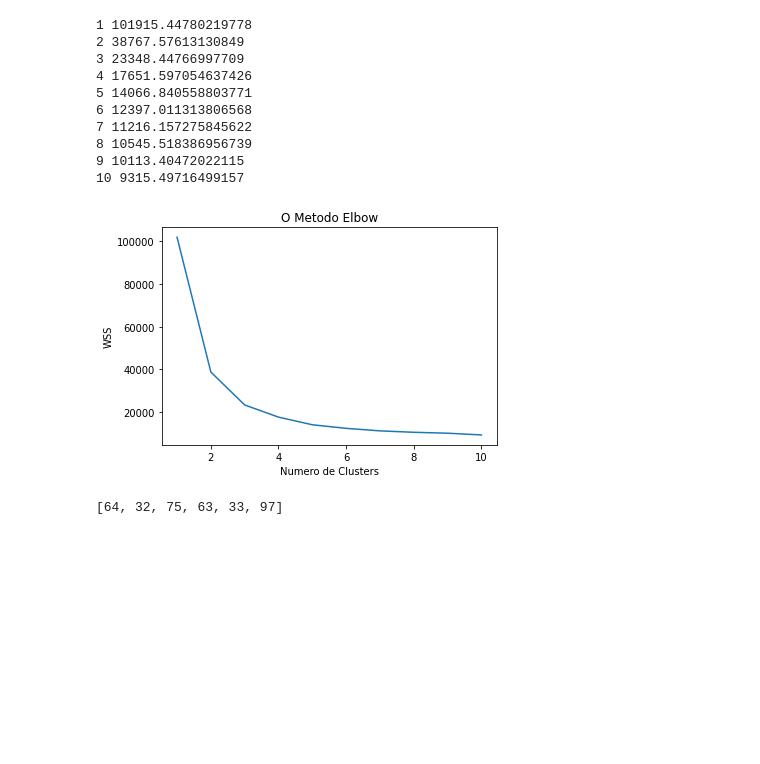
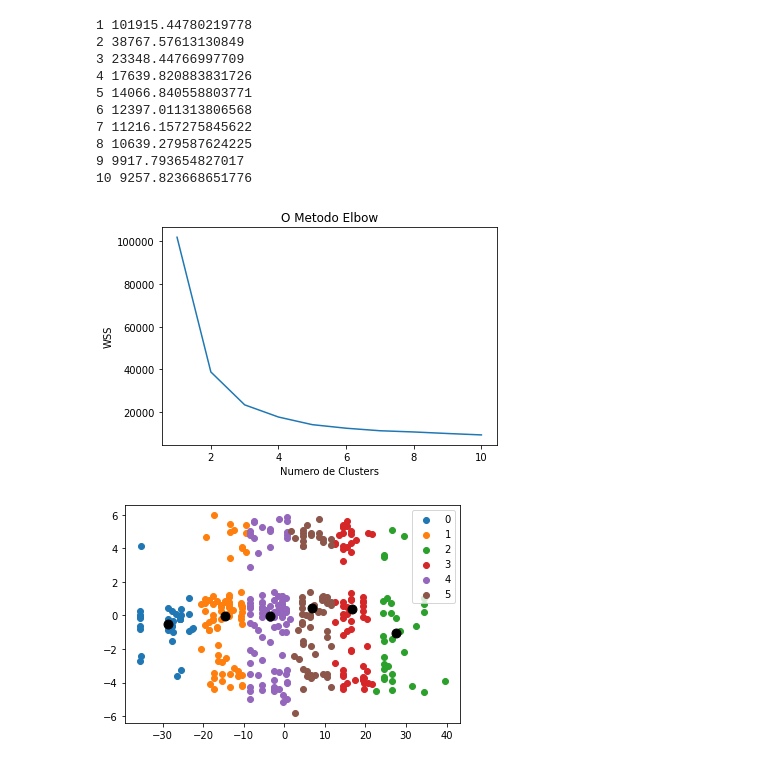
Before and after one commit to PedroPMS/in-ml-python, a Jupyter notebook: kmeans.ipynb, the cells around one changed output. Saved outputs shown, nothing was run; the diff lists cells and outputs as text; code cells hidden in the pictures; blank space fills up the shorter version.

Commit message:
finalizando kmeans

```diff
--- a/kmeans.ipynb
+++ b/kmeans.ipynb
@@ -1,48 +1,57 @@
 # %%
 from sklearn.cluster import KMeans
-from sklearn import metrics
+import numpy as np
+from sklearn.decomposition import PCA
 import matplotlib.pyplot as plt
 import pandas as pd
 import tratarDados
 
 tratarDados.tratarDados()
 
 dados = pd.read_csv('./dermatology.data')
 dados = dados.drop('result',axis=1)
-X = dados.values
+data = dados.values
 
 # Vamos escolher a quantidade de clusters baseado no método Elbow
 wcss = []
 for i in range(1, 11):
     kmeans = KMeans(n_clusters = i, init = 'random')
     kmeans.fit(X)
     print (i,kmeans.inertia_)
     wcss.append(kmeans.inertia_)
 plt.plot(range(1, 11), wcss)
 plt.title('O Metodo Elbow')
 plt.xlabel('Numero de Clusters')
 plt.ylabel('WSS')
 plt.show()
 
+pca = PCA(2)
+data = pca.fit_transform(data)
 
 kmeans = KMeans(n_clusters = 6, init = 'random')
-kmeans.fit(X)
-resultadoKmeans = kmeans.labels_
+dadosClassificados = kmeans.fit_predict(data)
 
-classificacoes = [0, 0, 0, 0, 0, 0]
-for value in resultadoKmeans:
-    classificacoes[value] = classificacoes[value] + 1
-print(classificacoes)
+# pegar a posição dos clusters:
+clusters = kmeans.cluster_centers_
+# array com as classificações possíveis
+classificacoes = np.unique(dadosClassificados)
+
+# plotando o resultado:
+for i in classificacoes:
+    plt.scatter(data[dadosClassificados == i , 0] , data[dadosClassificados == i , 1] , label = i)
+plt.scatter(clusters[:,0] , clusters[:,1] , s = 80, color = 'k')
+plt.legend()
+plt.show()
 # %% [output]
 1 101915.44780219778
 2 38767.57613130849
 3 23348.44766997709
-4 17651.597054637426
+4 17639.820883831726
 5 14066.840558803771
 6 12397.011313806568
 7 11216.157275845622
-8 10545.518386956739
-9 10113.40472022115
-10 9315.49716499157
+8 10639.279587624225
+9 9917.793654827017
+10 9257.823668651776
 [figure]
-[64, 32, 75, 63, 33, 97]
+[figure, added]
```
